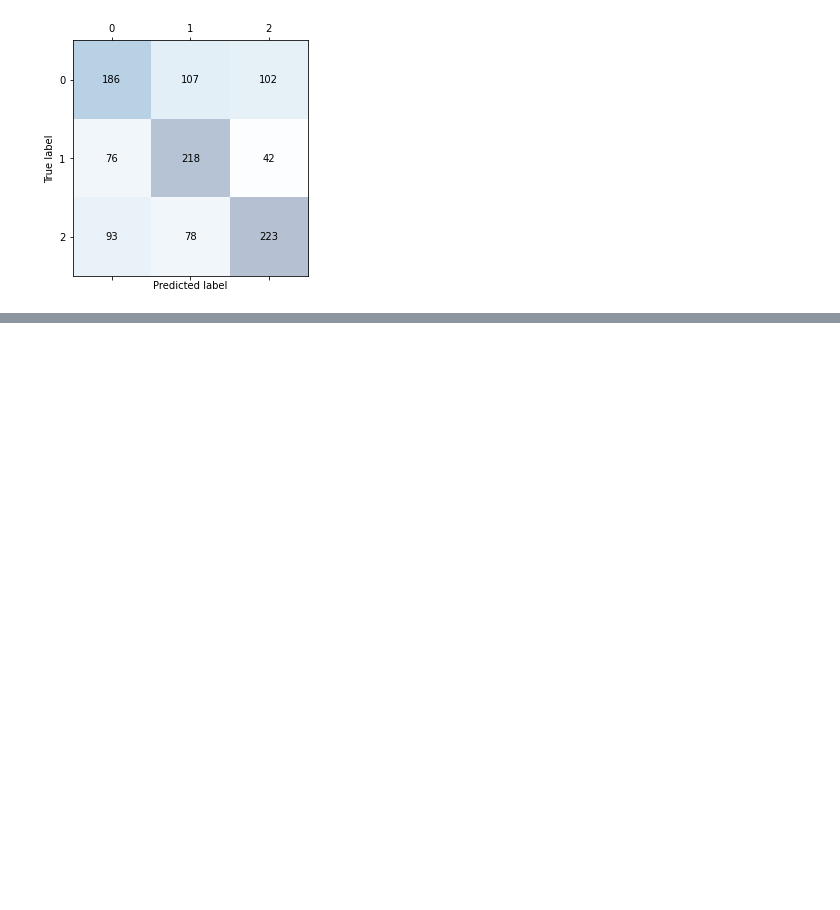
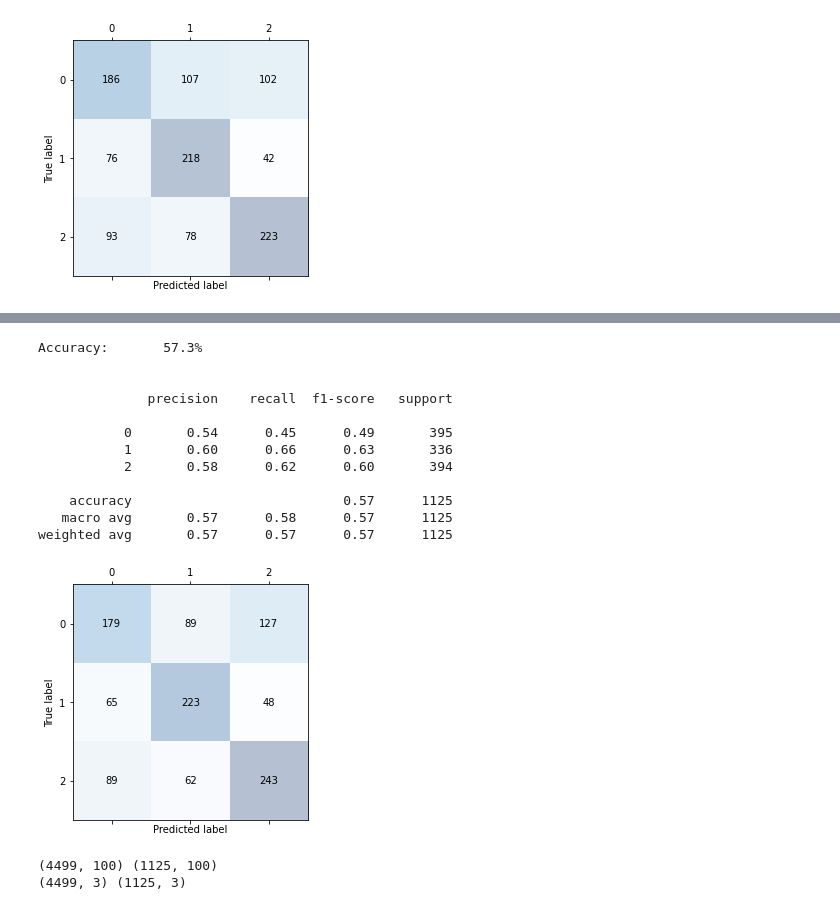
Before and after one commit to chiehhsi/Tweets_Sentiment_Analysis, a Jupyter notebook: CNN_LSTM.ipynb, the cells around one changed output, grey strips where cells are left out. Saved outputs shown, nothing was run; the diff lists cells and outputs as text; code cells hidden in the pictures; blank space fills up the shorter version.

```diff
--- a/CNN_LSTM.ipynb
+++ b/CNN_LSTM.ipynb
@@ -135,7 +146,7 @@ def plot_model_history(model_history):
     axs[1].legend(['train', 'val'], loc='best')
     plt.show()
 # %%
-def model_evaluate():
+def model_evaluate(model):
     # predict class with test set
     y_pred_test =  model.predict_classes(X_test, batch_size=batch_size, verbose=0)
     print('Accuracy:\t{:0.1f}%'.format(accuracy_score(np.argmax(y_test,axis=1),y_pred_test)*100))
@@ -198,0 +263,28 @@ weighted avg       0.56      0.56      0.56      1125
+# %%
+model_evaluate(model2)
+# %% [output]
+Accuracy:       57.3%
+
+
+              precision    recall  f1-score   support
+
+           0       0.54      0.45      0.49       395
+           1       0.60      0.66      0.63       336
+           2       0.58      0.62      0.60       394
+
+    accuracy                           0.57      1125
+   macro avg       0.57      0.58      0.57      1125
+weighted avg       0.57      0.57      0.57      1125
+[figure, added]
+# %%
+## With Obama data
+X_train, X_test, y_train, y_test = split_data(df_oba['tweet'], df_oba['label'])
+X_train, X_test = count_tfidf(X_train, X_test)
+
+# One Hot encoding labels
+y_train = to_categorical(y_train, 3)
+y_test = to_categorical(y_test, 3)
+print(y_train.shape,y_test.shape)
+# %% [output]
+(4499, 100) (1125, 100)
+(4499, 3) (1125, 3)
```
Also changed, not shown: parts of 22 cells of this notebook.
